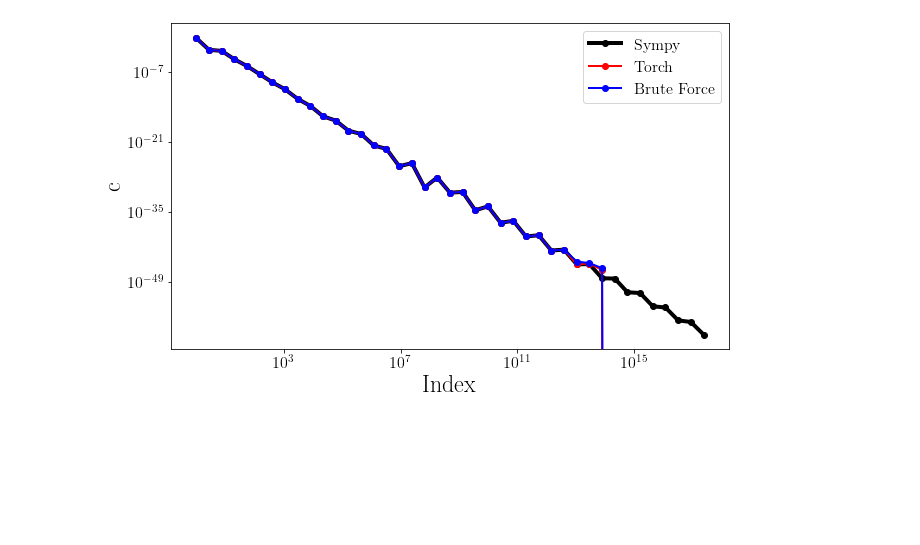
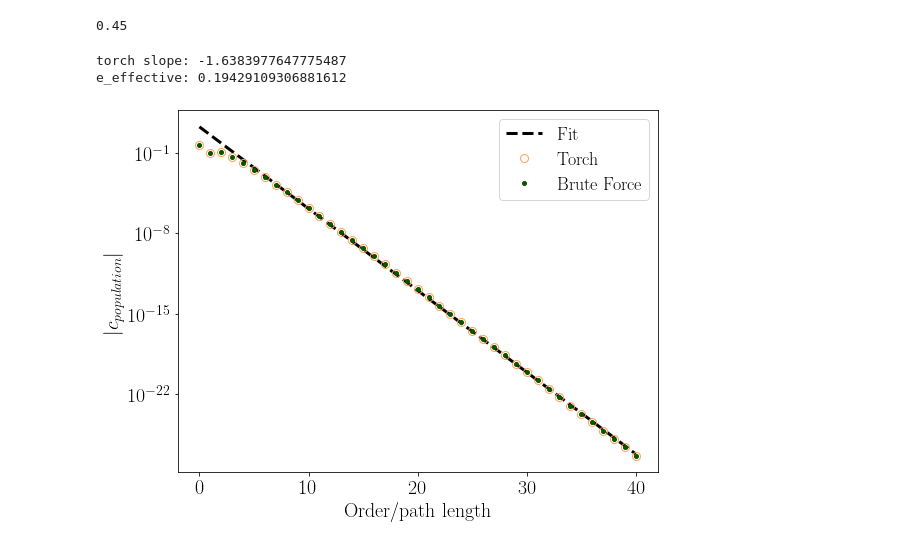
Before and after one commit to martiniani-lab/spectre, a Jupyter notebook: examples/recursive_g.ipynb, the cells around one changed output. Cells and saved outputs as stored; diff of their text form; code cells hidden in the pictures; blank space fills up the shorter version.

```diff
--- a/examples/recursive_g.ipynb
+++ b/examples/recursive_g.ipynb
@@ -93,3 +127,15 @@ tensor(0.0351)
+# %%
+# find the percent of nonzero entries in the weight matrix
+percent_nonzero = np.count_nonzero(W) / (N * N)
+print(percent_nonzero)
+# %% [output]
+0.45
+# %%
+# define the external drive
+Y = 10 * torch.eye(N)
+
+# define the connectivity matrix
+G = torch.from_numpy(W).float()
 # %%
 n_max = 2 * N + 1
 # n_max = 20
@@ -130,28 +177,49 @@ for i in range(n_max):
     # c_brute[i] = c_brute[i] / (i + 1)
 
 c_brute = np.array(c_brute)
+# %%
+# fit a line to the data
+x = np.arange(n_max)
+
+# Fit line through x and log(y)
+log_c_torch = np.log(abs(c_torch))
+
+slope_torch, intercept_torch, _, _, _ = linregress(x[3:], log_c_torch[3:])
+fit_torch = np.exp(intercept_torch + slope_torch * x)
+print(f"torch slope: {slope_torch}")
+print(f"e_effective: {np.exp(slope_torch)}")
+# %% [output]
+torch slope: -1.6383977647775487
+e_effective: 0.19429109306881612
 # %%
-from matplotlib.ticker import MaxNLocator, LogLocator
+color_recursive = "#FFA353"
+color_brute_force = "#095400"
 
-plt.figure(figsize=(10, 6))
-x = np.exp(np.arange(n_max))
-plt.plot(x, abs(c), 'o-', color='k', linewidth=4, label='Sympy')
-plt.plot(x, abs(c_torch), 'o-', color='r', linewidth=2, label='Torch')
-plt.plot(x, abs(c_brute), 'o-', color='b', linewidth=2, label='Brute Force')
-plt.xscale('log')
+plt.figure(figsize=(8, 6))
+# x = np.exp(np.arange(n_max))
+
+plt.plot(x, fit_torch, '--', linewidth=3, color='k', label='Fit')
+# plt.plot(x, abs(c), 'o-', color='k', linewidth=4, label='Sympy')
+plt.plot(x, abs(c_torch), 'o', color=color_recursive,  markersize=8, markerfacecolor='none', label='Torch')
+plt.plot(x, abs(c_brute), 'o', color=color_brute_force, markersize=4,label='Brute Force')
+
+
+# plt.xscale('log')
 plt.yscale('log')
-plt.xlabel('Index', fontsize=24)
-plt.ylabel('c', fontsize=24)
-plt.legend(fontsize=16)
+plt.xlabel('Order/path length', fontsize=20)
+plt.ylabel('$|c_{population}|$', fontsize=20)
+plt.legend(fontsize=18)
 
 # Adjusting tick parameters
-plt.xticks(fontsize=16)
-plt.yticks(fontsize=16)
+plt.xticks(fontsize=20)
+plt.yticks(fontsize=20)
 
 # Customizing the number of ticks for logarithmic scale
-plt.gca().xaxis.set_major_locator(LogLocator(base=10.0, numticks=5))
+# display only 5 ticks on x axis
+plt.gca().xaxis.set_major_locator(MaxNLocator(nbins=5))
 plt.gca().yaxis.set_major_locator(LogLocator(base=10.0, numticks=5))
+plt.tight_layout()
 
 plt.show()
 # %% [output]
-[figure, old version]
+[figure, new version]
```
Also changed, not shown: parts of 22 cells of this notebook, 2 other files.
